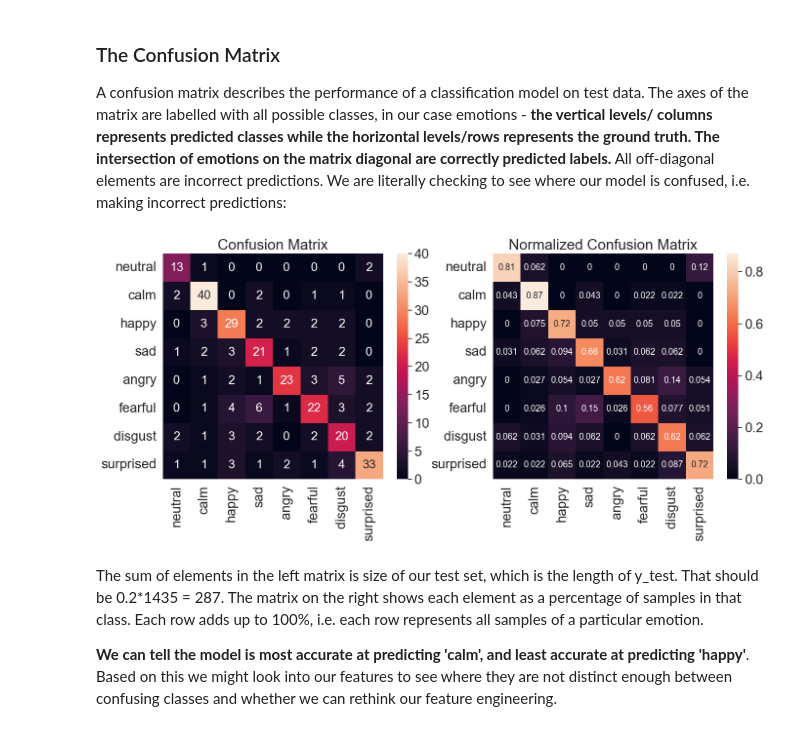
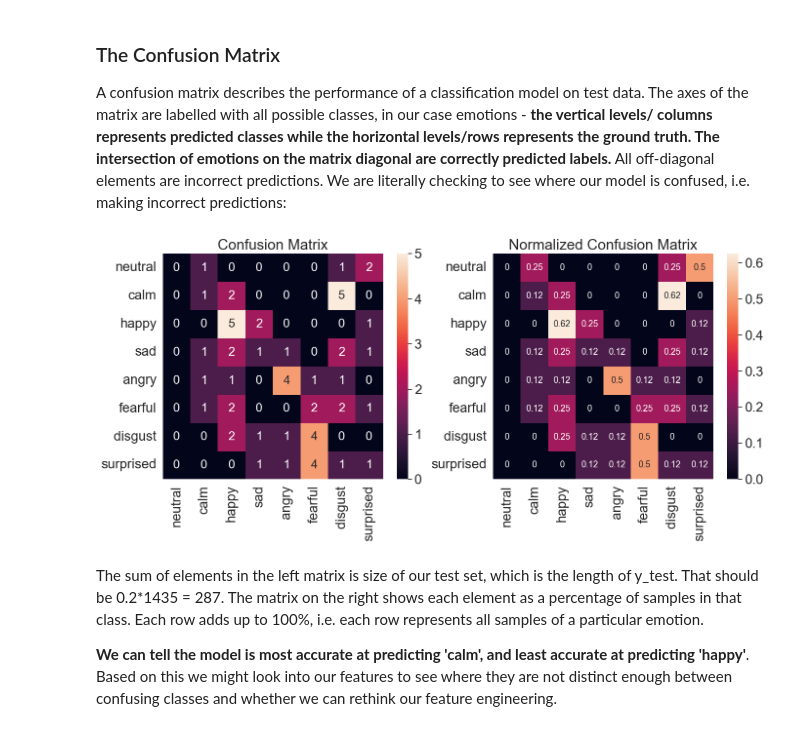
Before and after one commit to IAT-ExploringAI-2024/Week4-NeuralNetworks, a Jupyter notebook: Week4__Neural_Networks.ipynb, the cells around one changed output. Cells and saved outputs as stored; diff of their text form; code cells hidden in the pictures.

Commit message:
adding my audio data

```diff
--- a/Week4__Neural_Networks.ipynb
+++ b/Week4__Neural_Networks.ipynb
@@ -200,7 +200,7 @@ features=pd.read_csv('Assignment4/featuresRavdess.csv',index_col=0)
 emotions=pd.read_csv('Assignment4/emotionsRavdess.csv',index_col=0)
 # %%
 myfeatures=pd.read_csv('Assignment4/featuresMyData.csv',index_col=0)
-myemotions=pd.read_csv('/Assignment4/emotionsMyData.csv',index_col=0)
+myemotions=pd.read_csv('Assignment4/emotionsMyData.csv',index_col=0)
 # %% [markdown]
 Let's see what the features we extracted look like:
 # %%
@@ -284,6 +293,10 @@ scaler = StandardScaler()
 features_scaled = features
 features_scaled = scaler.fit_transform(features_scaled)
 
+#my scaled audio
+myfeatures_scaled = myfeatures
+myfeatures_scaled = scaler.fit_transform(myfeatures_scaled)
+
 scaler = MinMaxScaler()
 # keep our unscaled features just in case we need to process them alternatively
 features_minmax = features
@@ -295,6 +308,10 @@ print('\033[1m'+'Standard Scaling:\n'+'\033[0m')
 features_scaled_df = pd.DataFrame(features_scaled)
 print_features(features_scaled_df)
 
+print('\033[1m'+'Standard Scaling my Audio:\n'+'\033[0m')
+myfeatures_scaled_df = pd.DataFrame(myfeatures_scaled)
+print_features(myfeatures_scaled_df)
+
 print('\n\n\033[1m'+'MinMax Scaling:\n'+'\033[0m')
 features_minmax_df = pd.DataFrame(features_minmax)
 print_features(features_minmax_df)
@@ -604,36 +631,40 @@ from sklearn.metrics import confusion_matrix
 import seaborn as sn # I like seaborn's confusion matrix over sklearn's default
 
 # get predictions on test set
-test_emotion_predictions = model.predict(X_test)
-test_emotion_groundtruth = y_test
+#test_emotion_predictions = model.predict(X_test)
+#test_emotion_groundtruth = y_test
+
+# get predictions on my data
+test_emotion_predictions = model.predict(myfeatures_scaled_df)
+test_emotion_groundtruth = myemotions
 
 # set labels for matrix axes from emotions
 emotion_list =['neutral','calm','happy','sad','angry','fearful','disgust','surprised']
 emotion_name = [emotion for emotion in emotion_list]
 
 # build confusion matrix and normalized confusion matrix
 conf_matrix = confusion_matrix(test_emotion_groundtruth, test_emotion_predictions, labels=emotion_list)
 conf_matrix_norm = confusion_matrix(test_emotion_groundtruth, test_emotion_predictions,normalize='true', labels=emotion_list)
 
 
 
 # make a confusion matrix with labels using a DataFrame
 confmatrix_df = pd.DataFrame(conf_matrix, index=emotion_name, columns=emotion_name)
 confmatrix_df_norm = pd.DataFrame(conf_matrix_norm, index=emotion_name, columns=emotion_name)
 
 # plot confusion matrices
 plt.figure(figsize=(16,6))
 sn.set(font_scale=1.8) # emotion label and title size
 plt.subplot(1,2,1)
 plt.title('Confusion Matrix')
 sn.heatmap(confmatrix_df, annot=True, annot_kws={"size": 18}) #annot_kws is value font
 plt.subplot(1,2,2)
 plt.title('Normalized Confusion Matrix')
 sn.heatmap(confmatrix_df_norm, annot=True, annot_kws={"size": 13}) #annot_kws is value font
 
 plt.show()
 # %% [output]
-[figure, old version]
+[figure, new version]
 # %% [markdown]
 The sum of elements in the left matrix is size of our test set, which is the length of y_test. That should be 0.2*1435 = 287. The matrix on the right shows each element as a percentage of samples in that class. Each row adds up to 100%, i.e. each row represents all samples of a particular emotion.
 
```
Also changed, not shown: parts of 8 cells of this notebook.
